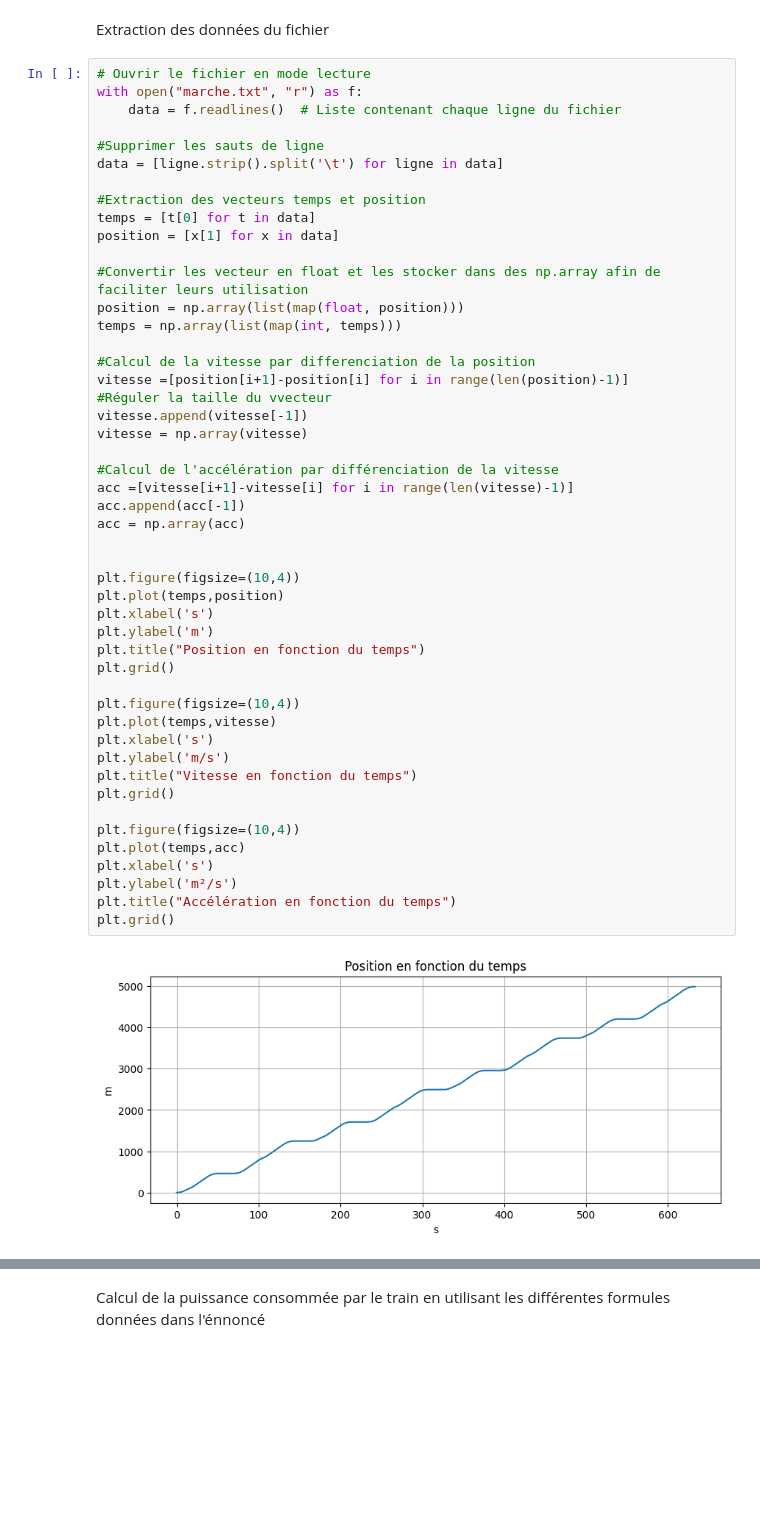
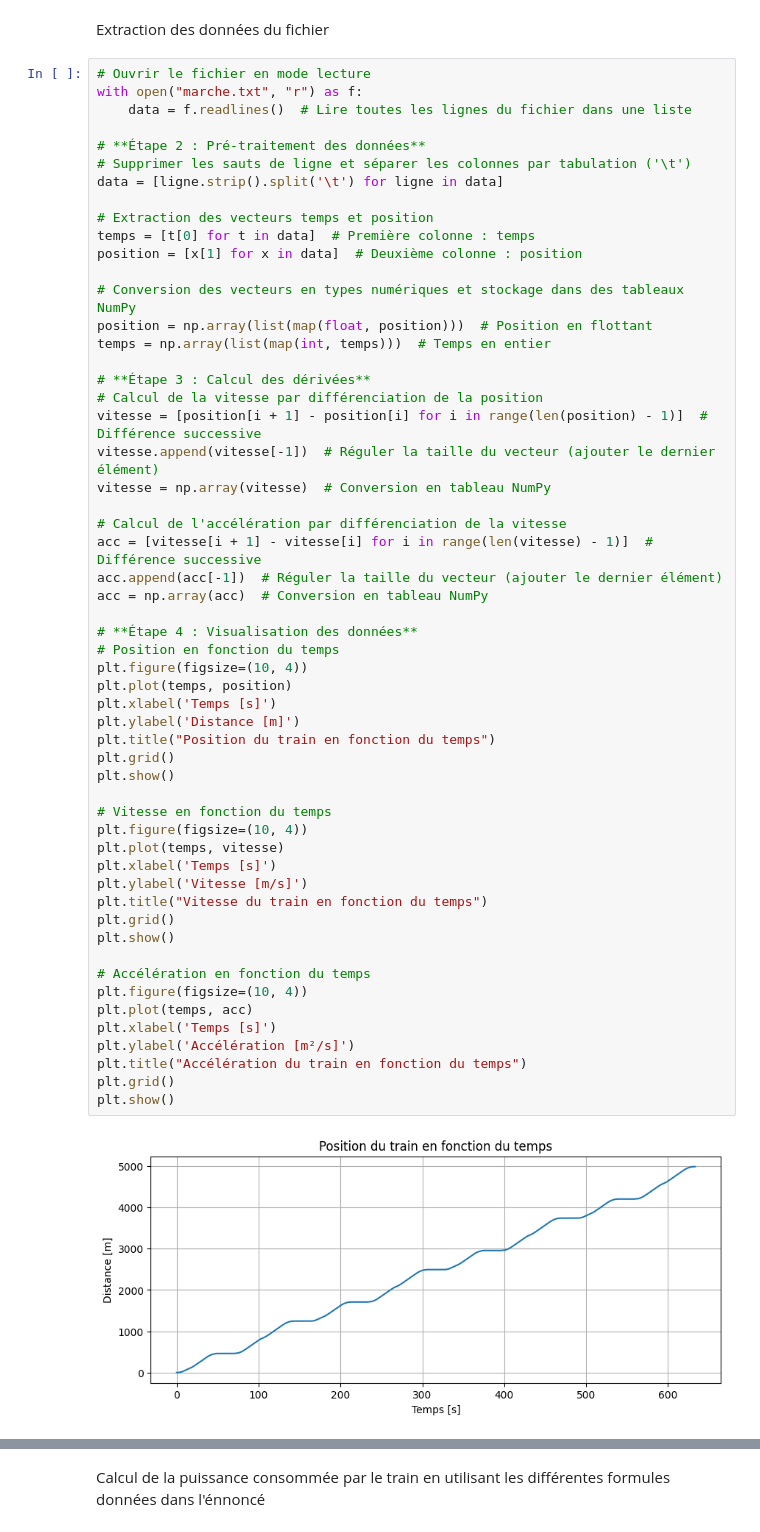
Before and after one commit to khodjawalid/Optimisation_Syst_de_Stockage_electrique_pour_Tramway_Python, a Jupyter notebook: Notebook.ipynb, the cells around one changed output, grey strips where cells are left out. Saved outputs shown, nothing was run; the diff lists cells and outputs as text; blank space fills up the shorter version.

```diff
--- a/Notebook.ipynb
+++ b/Notebook.ipynb
@@ -39,50 +44,57 @@ Extraction des données du fichier
 # %%
 # Ouvrir le fichier en mode lecture
 with open("marche.txt", "r") as f:
-    data = f.readlines()  # Liste contenant chaque ligne du fichier
+    data = f.readlines()  # Lire toutes les lignes du fichier dans une liste
 
-#Supprimer les sauts de ligne
+# **Étape 2 : Pré-traitement des données**
+# Supprimer les sauts de ligne et séparer les colonnes par tabulation ('\t')
 data = [ligne.strip().split('\t') for ligne in data]
 
-#Extraction des vecteurs temps et position
-temps = [t[0] for t in data]
-position = [x[1] for x in data]
+# Extraction des vecteurs temps et position
+temps = [t[0] for t in data]  # Première colonne : temps
+position = [x[1] for x in data]  # Deuxième colonne : position
 
-#Convertir les vecteur en float et les stocker dans des np.array afin de faciliter leurs utilisation
-position = np.array(list(map(float, position)))
-temps = np.array(list(map(int, temps)))
+# Conversion des vecteurs en types numériques et stockage dans des tableaux NumPy
+position = np.array(list(map(float, position)))  # Position en flottant
+temps = np.array(list(map(int, temps)))  # Temps en entier
 
-#Calcul de la vitesse par differenciation de la position
-vitesse =[position[i+1]-position[i] for i in range(len(position)-1)]
-#Réguler la taille du vvecteur
-vitesse.append(vitesse[-1])
-vitesse = np.array(vitesse)
+# **Étape 3 : Calcul des dérivées**
+# Calcul de la vitesse par différenciation de la position
+vitesse = [position[i + 1] - position[i] for i in range(len(position) - 1)]  # Différence successive
+vitesse.append(vitesse[-1])  # Réguler la taille du vecteur (ajouter le dernier élément)
+vitesse = np.array(vitesse)  # Conversion en tableau NumPy
 
-#Calcul de l'accélération par différenciation de la vitesse
-acc =[vitesse[i+1]-vitesse[i] for i in range(len(vitesse)-1)]
-acc.append(acc[-1])
-acc = np.array(acc)
+# Calcul de l'accélération par différenciation de la vitesse
+acc = [vitesse[i + 1] - vitesse[i] for i in range(len(vitesse) - 1)]  # Différence successive
+acc.append(acc[-1])  # Réguler la taille du vecteur (ajouter le dernier élément)
+acc = np.array(acc)  # Conversion en tableau NumPy
 
+# **Étape 4 : Visualisation des données**
+# Position en fonction du temps
+plt.figure(figsize=(10, 4))
+plt.plot(temps, position)
+plt.xlabel('Temps [s]')
+plt.ylabel('Distance [m]')
+plt.title("Position du train en fonction du temps")
+plt.grid()
+plt.show()
 
-plt.figure(figsize=(10,4))
-plt.plot(temps,position)
-plt.xlabel('s')
-plt.ylabel('m')
-plt.title("Position en fonction du temps")
+# Vitesse en fonction du temps
+plt.figure(figsize=(10, 4))
+plt.plot(temps, vitesse)
+plt.xlabel('Temps [s]')
+plt.ylabel('Vitesse [m/s]')
+plt.title("Vitesse du train en fonction du temps")
 plt.grid()
+plt.show()
 
-plt.figure(figsize=(10,4))
-plt.plot(temps,vitesse)
-plt.xlabel('s')
-plt.ylabel('m/s')
-plt.title("Vitesse en fonction du temps")
+# Accélération en fonction du temps
+plt.figure(figsize=(10, 4))
+plt.plot(temps, acc)
+plt.xlabel('Temps [s]')
+plt.ylabel('Accélération [m²/s]')
+plt.title("Accélération du train en fonction du temps")
 plt.grid()
-
-plt.figure(figsize=(10,4))
-plt.plot(temps,acc)
-plt.xlabel('s')
-plt.ylabel('m²/s')
-plt.title("Accélération en fonction du temps")
-plt.grid()
+plt.show()
 # %% [output]
-[figure, old version]
+[figure, new version]
```
Also changed, not shown: parts of 22 cells of this notebook, 1 other file.
